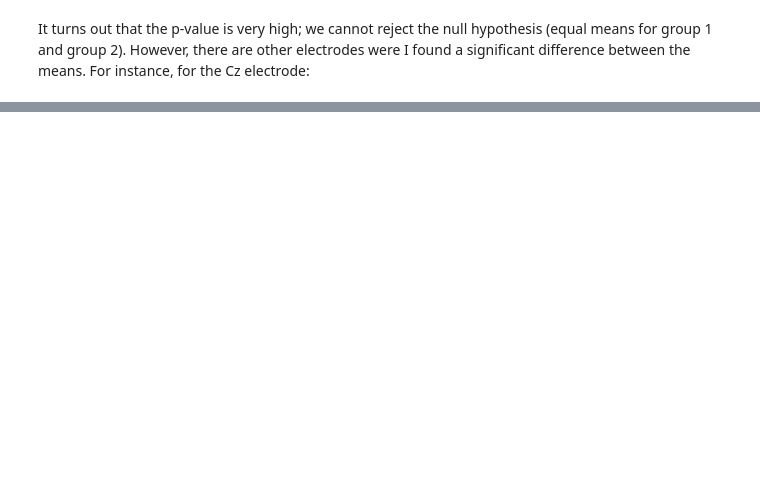
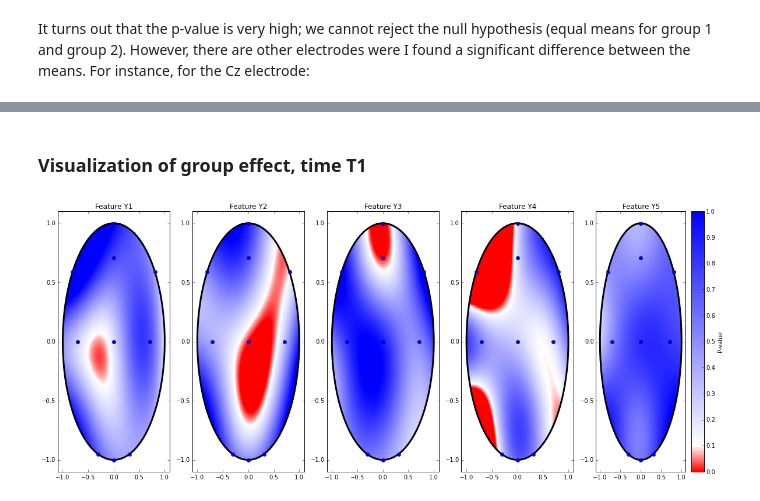
Before and after one commit to dojeda/mensia-test, a Jupyter notebook: src/python/Mensia analyses.ipynb, the cells around one changed output, grey strips where cells are left out. Cells and saved outputs as stored; diff of their text form; code cells hidden in the pictures; blank space fills up the shorter version.

```diff
--- a/src/python/Mensia analyses.ipynb
+++ b/src/python/Mensia analyses.ipynb
@@ -513,0 +302,21 @@ def permutation_test(X1, X2, nperm=1000):
+# %%
+group_common = 'group-2'
+t1 = 'T1'
+t2 = 'T2'
+rdf = pd.DataFrame(index=features,columns=electrodes) # data frame to visualize results later
+
+print('Time effect test, group=',group_common)
+print('               {}'.format('       '.join(electrodes)))
+for feat_i in features:
+    print('Feature',feat_i,end='   ')
+    for elec_i in electrodes:
+        X1 = data.ix[np.all((data.group==group_common,data.time==t1,data.feature==feat_i),axis=0),
+                     elec_i]
+        X2 = data.ix[np.all((data.group==group_common,data.time==t2,data.feature==feat_i),axis=0),
+                     elec_i]
+        pvalue,original_diff,all_diffs = permutation_test(X1,X2,10000)
+        rdf.loc[feat_i,elec_i] = pvalue
+        print('{:1.3f}{}'.format(pvalue,'[*]' if pvalue < 0.05 else '   '),end=' ')
+    print()
+
+rdfall['Time-G2'] = rdf
@@ -513,0 +430,17 @@ def permutation_test(X1, X2, nperm=1000):
+# %% [markdown]
+### Visualization of group effect, time T1
+# %%
+from toposcalp import plot1020
+
+fig,axs = plt.subplots(1,5,figsize=(20.0, 8.0))
+df = rdfall['Group-T1']
+for i in range(5):
+    result = plot1020(np.asarray(df.ix[i]), electrodes, axs[i])
+    axs[i].set_title('Feature {}'.format(features[i]))
+
+cbar = fig.colorbar(result)
+cbar.set_label('P-value')
+
+plt.show()
+# %% [output]
+[figure, added]
```
Also changed, not shown: parts of 65 cells of this notebook, 3 other files.
